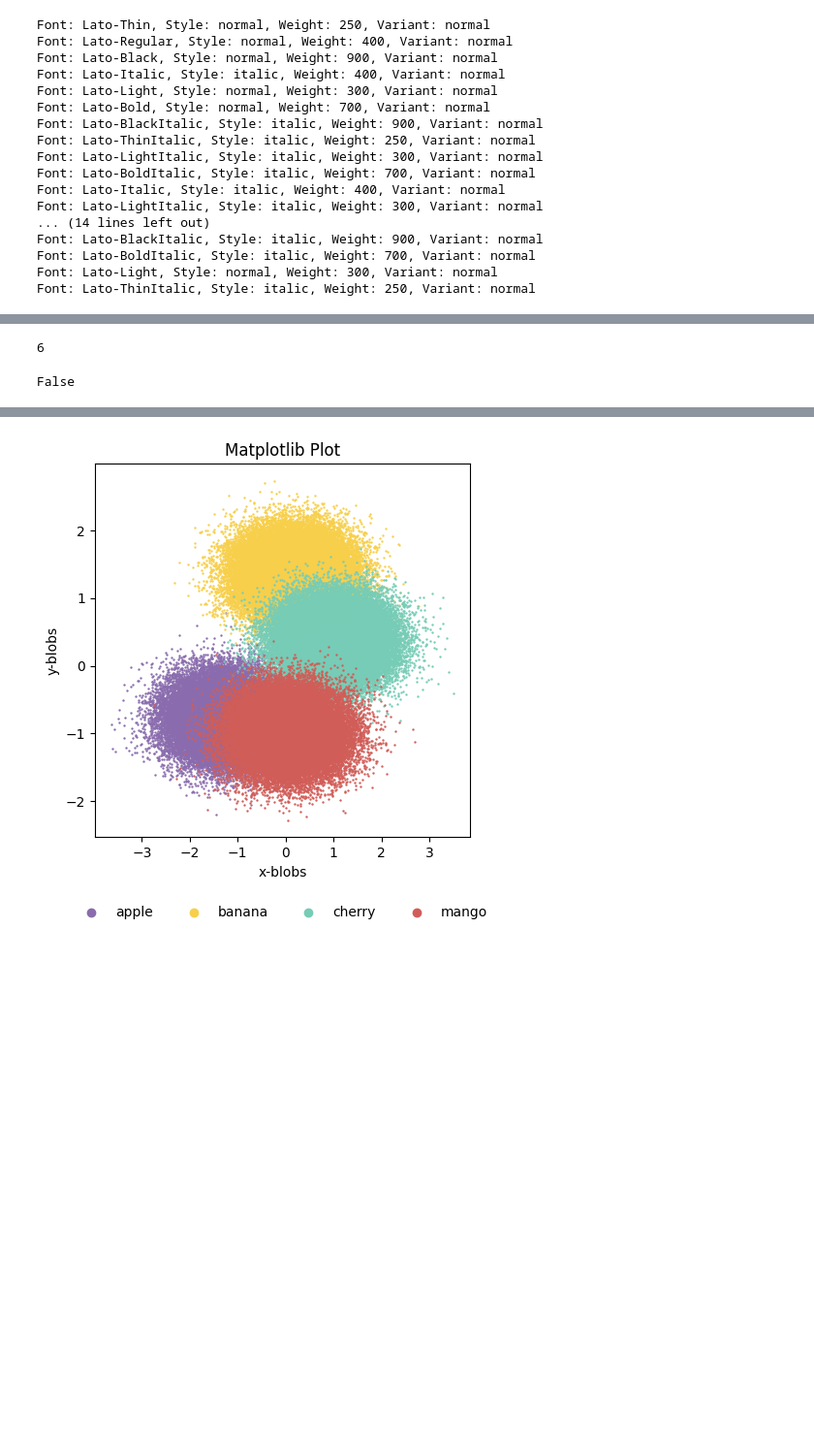
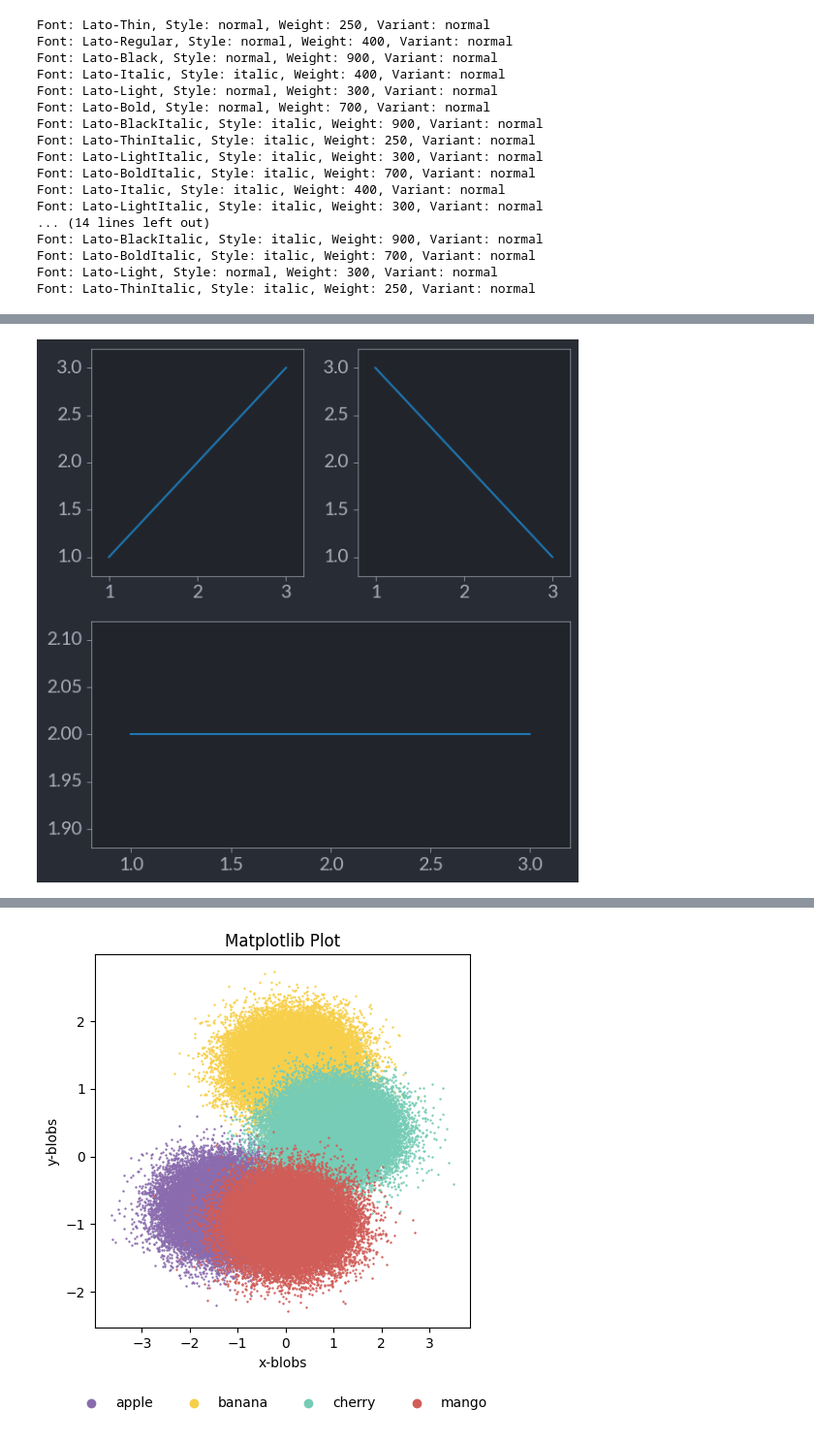
Before and after one commit to floRaths/scientific-visualization-book, a Jupyter notebook: sci-vis.ipynb, the cells around one changed output, grey strips where cells are left out. Shown at 97% size. Cells and saved outputs as stored; diff of their text form; code cells hidden in the pictures; blank space fills up the shorter version.

```diff
--- a/sci-vis.ipynb
+++ b/sci-vis.ipynb
@@ -374,13 +581,24 @@ plt.show()
-# %%
-# for category in color_dict:
-#     print(len(category))
-
-longest_word = np.max([len(category) for category in color_dict])
-# %% [output]
-6
-# %%
-shuffle = True
-
-type(shuffle) == int
-# %% [output]
-False
+# %%
+import matplotlib.pyplot as plt
+import matplotlib.gridspec as gridspec
+
+# Create a figure
+fig = plt.figure(figsize=(6, 6))
+
+# Create a GridSpec with 2 rows and 2 columns
+gs = gridspec.GridSpec(2, 2)
+
+# Add subplots to the grid
+ax1 = fig.add_subplot(gs[0, 0])  # First row, first column
+ax2 = fig.add_subplot(gs[0, 1])  # First row, second column
+ax3 = fig.add_subplot(gs[1, :])  # Second row, spans both columns
+
+# Plot some data
+ax1.plot([1, 2, 3], [1, 2, 3])
+ax2.plot([1, 2, 3], [3, 2, 1])
+ax3.plot([1, 2, 3], [2, 2, 2])
+
+plt.tight_layout()
+plt.show()
+# %% [output]
+[figure, added]
```
Also changed, not shown: parts of 4 cells of this notebook.
